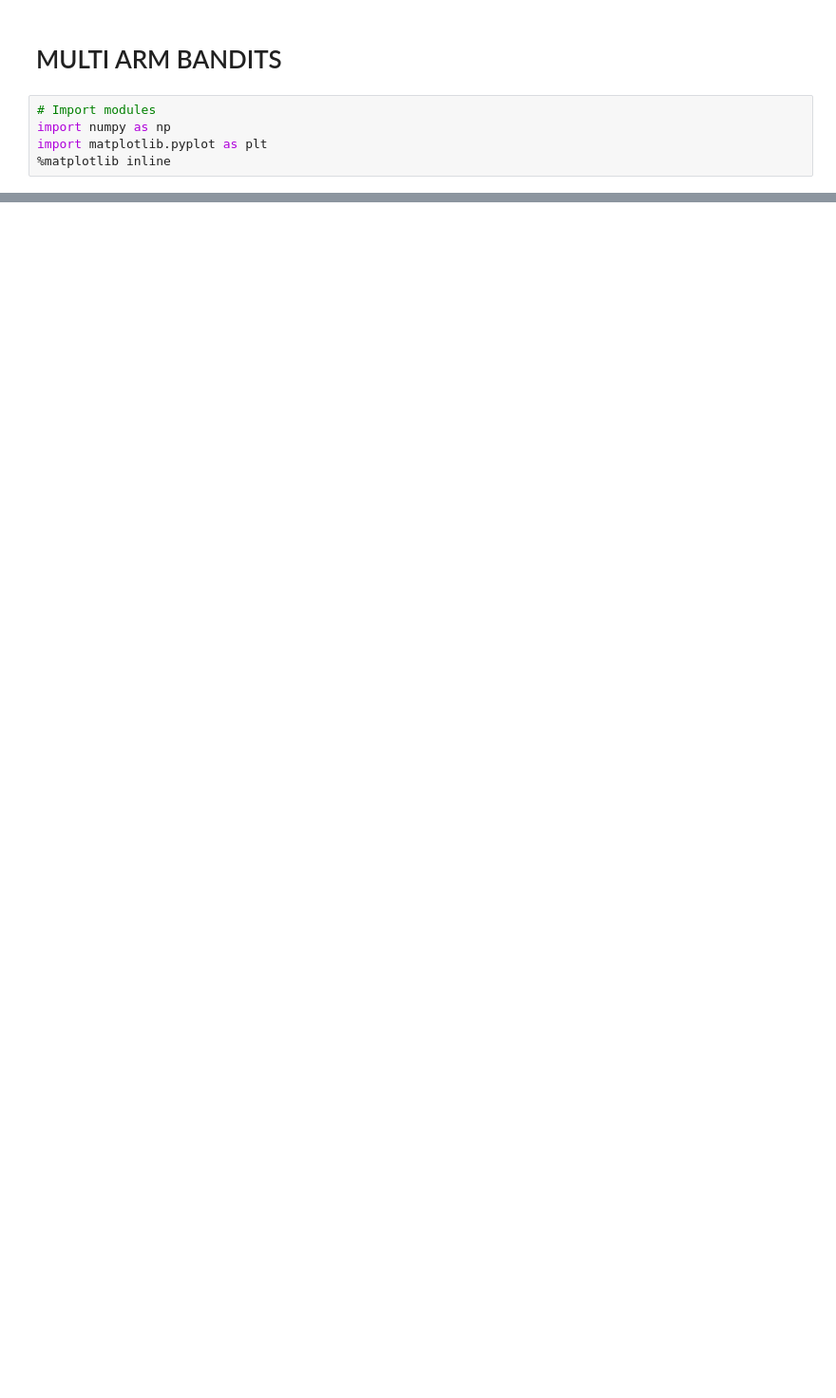
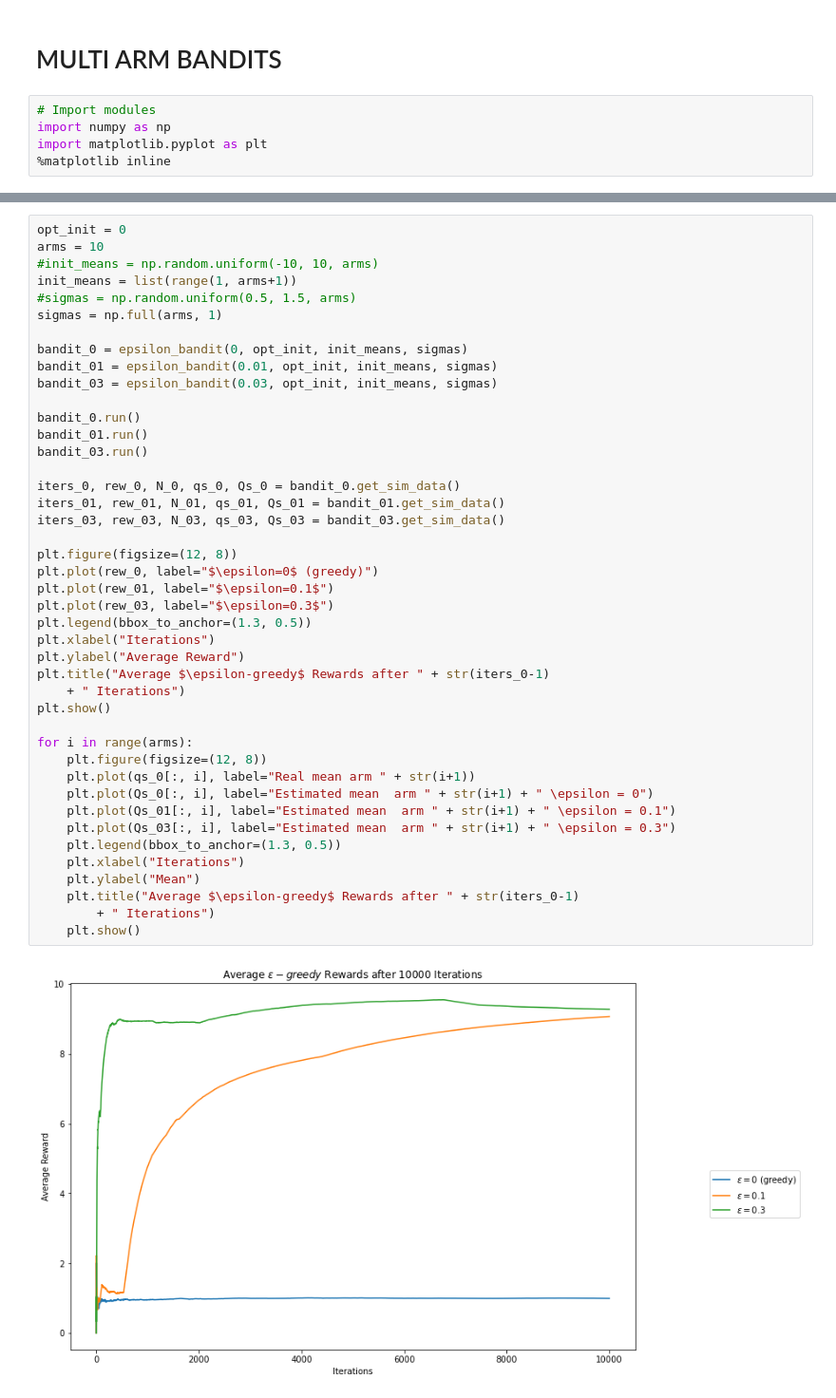
Before and after one commit to robmasocco/mrl, a Jupyter notebook: MultiArmBandits.ipynb, the cells around one changed output, grey strips where cells are left out. Shown at 95% size. Cells and saved outputs as stored; diff of their text form; blank space fills up the shorter version.

```diff
--- a/MultiArmBandits.ipynb
+++ b/MultiArmBandits.ipynb
@@ -131,0 +66,45 @@ plt.show()
+# %%
+opt_init = 0
+arms = 10
+#init_means = np.random.uniform(-10, 10, arms)
+init_means = list(range(1, arms+1))
+#sigmas = np.random.uniform(0.5, 1.5, arms)
+sigmas = np.full(arms, 1)
+
+bandit_0 = epsilon_bandit(0, opt_init, init_means, sigmas)
+bandit_01 = epsilon_bandit(0.01, opt_init, init_means, sigmas)
+bandit_03 = epsilon_bandit(0.03, opt_init, init_means, sigmas)
+
+bandit_0.run()
+bandit_01.run()
+bandit_03.run()
+
+iters_0, rew_0, N_0, qs_0, Qs_0 = bandit_0.get_sim_data()
+iters_01, rew_01, N_01, qs_01, Qs_01 = bandit_01.get_sim_data()
+iters_03, rew_03, N_03, qs_03, Qs_03 = bandit_03.get_sim_data()
+
+plt.figure(figsize=(12, 8))
+plt.plot(rew_0, label="$\epsilon=0$ (greedy)")
+plt.plot(rew_01, label="$\epsilon=0.1$")
+plt.plot(rew_03, label="$\epsilon=0.3$")
+plt.legend(bbox_to_anchor=(1.3, 0.5))
+plt.xlabel("Iterations")
+plt.ylabel("Average Reward")
+plt.title("Average $\epsilon-greedy$ Rewards after " + str(iters_0-1)
+    + " Iterations")
+plt.show()
+
+for i in range(arms):
+    plt.figure(figsize=(12, 8))
+    plt.plot(qs_0[:, i], label="Real mean arm " + str(i+1))
+    plt.plot(Qs_0[:, i], label="Estimated mean  arm " + str(i+1) + " \epsilon = 0")
+    plt.plot(Qs_01[:, i], label="Estimated mean  arm " + str(i+1) + " \epsilon = 0.1")
+    plt.plot(Qs_03[:, i], label="Estimated mean  arm " + str(i+1) + " \epsilon = 0.3")
+    plt.legend(bbox_to_anchor=(1.3, 0.5))
+    plt.xlabel("Iterations")
+    plt.ylabel("Mean")
+    plt.title("Average $\epsilon-greedy$ Rewards after " + str(iters_0-1)
+        + " Iterations")
+    plt.show()
+# %% [output]
+[figure, added]
```
Also changed, not shown: parts of 6 cells of this notebook.
